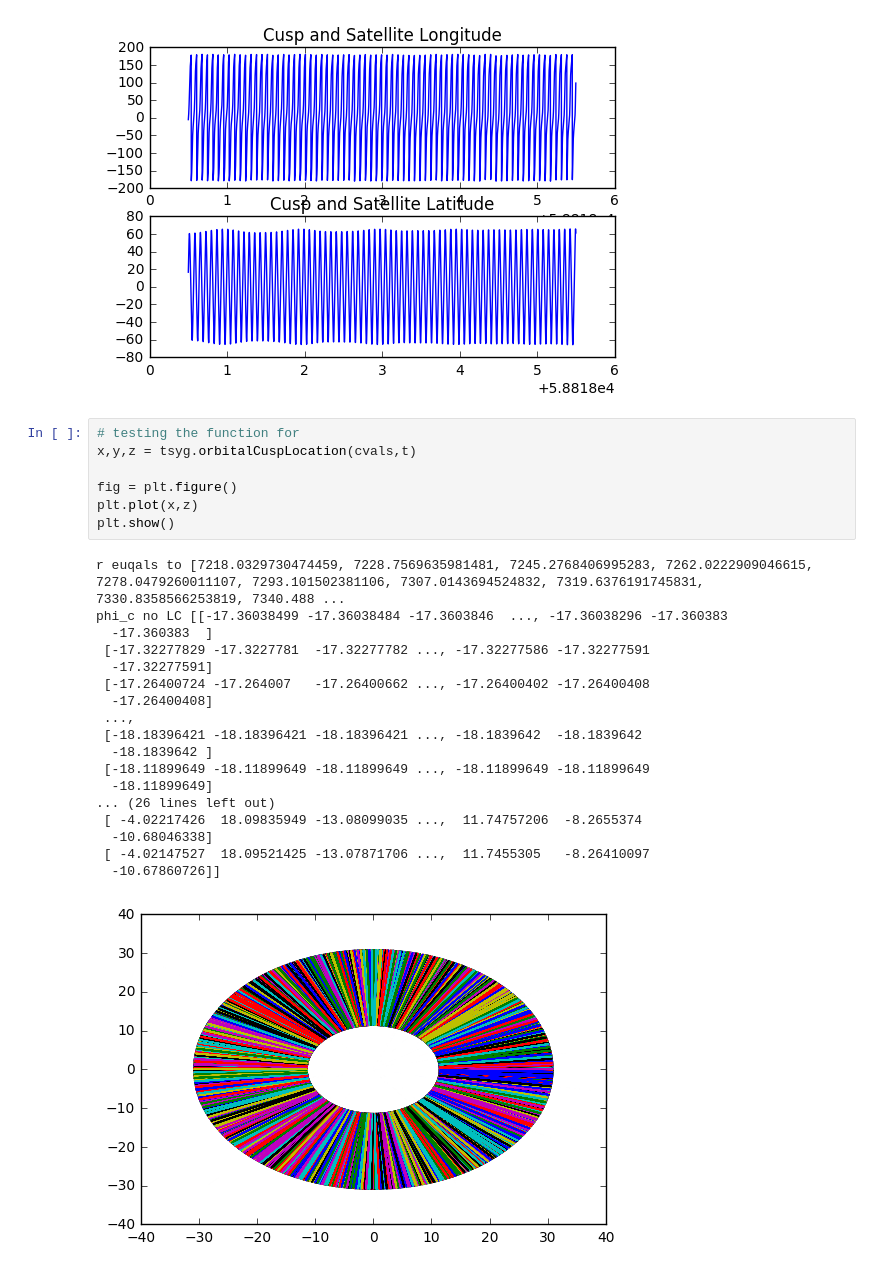
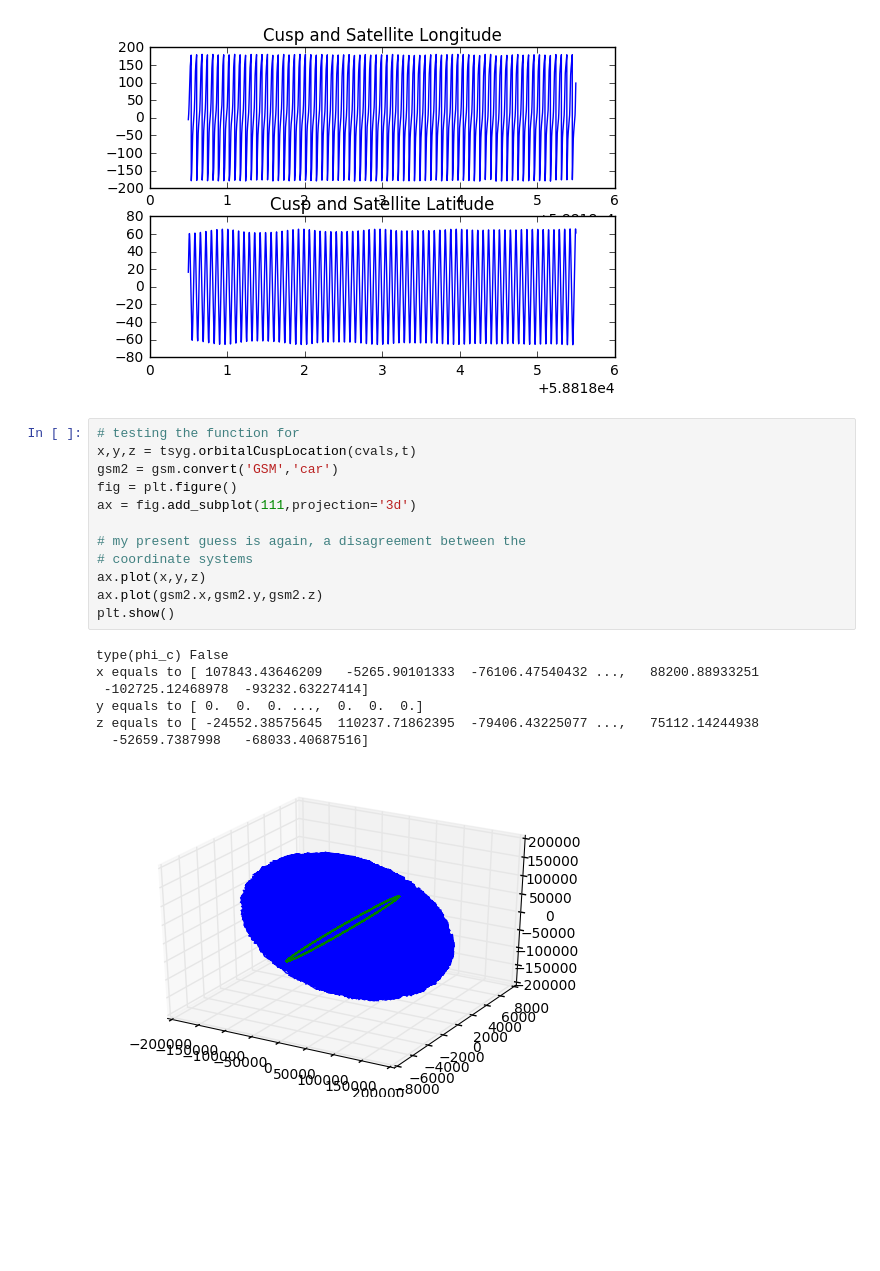
Before and after one commit to fsbr/se3-path-planner, a Jupyter notebook: modularPlanner/Cusp Plots (Daily).ipynb, the cells around one changed output. Cells and saved outputs as stored; diff of their text form; blank space fills up the shorter version.

Commit message:
finally plotting both things but does it really make sense?

```diff
--- a/modularPlanner/Cusp Plots (Daily).ipynb
+++ b/modularPlanner/Cusp Plots (Daily).ipynb
@@ -238,26 +238,20 @@ plt.show()
 # %%
 # testing the function for
 x,y,z = tsyg.orbitalCuspLocation(cvals,t)
+gsm2 = gsm.convert('GSM','car')
+fig = plt.figure()
+ax = fig.add_subplot(111,projection='3d')
 
-fig = plt.figure()
-plt.plot(x,z)
+# my present guess is again, a disagreement between the
+# coordinate systems
+ax.plot(x,y,z)
+ax.plot(gsm2.x,gsm2.y,gsm2.z)
 plt.show()
 # %% [output]
-r euqals to [7218.0329730474459, 7228.7569635981481, 7245.2768406995283, 7262.0222909046615, 7278.0479260011107, 7293.101502381106, 7307.0143694524832, 7319.6376191745831, 7330.8358566253819, 7340.488 ...
-phi_c no LC [[-17.36038499 -17.36038484 -17.3603846  ..., -17.36038296 -17.360383
-  -17.360383  ]
- [-17.32277829 -17.3227781  -17.32277782 ..., -17.32277586 -17.32277591
-  -17.32277591]
- [-17.26400724 -17.264007   -17.26400662 ..., -17.26400402 -17.26400408
-  -17.26400408]
- ...,
- [-18.18396421 -18.18396421 -18.18396421 ..., -18.1839642  -18.1839642
-  -18.1839642 ]
- [-18.11899649 -18.11899649 -18.11899649 ..., -18.11899649 -18.11899649
-  -18.11899649]
-... (26 lines left out)
- [ -4.02217426  18.09835949 -13.08099035 ...,  11.74757206  -8.2655374
-  -10.68046338]
- [ -4.02147527  18.09521425 -13.07871706 ...,  11.7455305   -8.26410097
-  -10.67860726]]
+type(phi_c) False
+x equals to [ 107843.43646209   -5265.90101333  -76106.47540432 ...,   88200.88933251
+ -102725.12468978  -93232.63227414]
+y equals to [ 0.  0.  0. ...,  0.  0.  0.]
+z equals to [ -24552.38575645  110237.71862395  -79406.43225077 ...,   75112.14244938
+  -52659.7387998   -68033.40687516]
-[figure, old version]
+[figure, new version]
```
Also changed, not shown: parts of 1 cell of this notebook, 7 other files.
